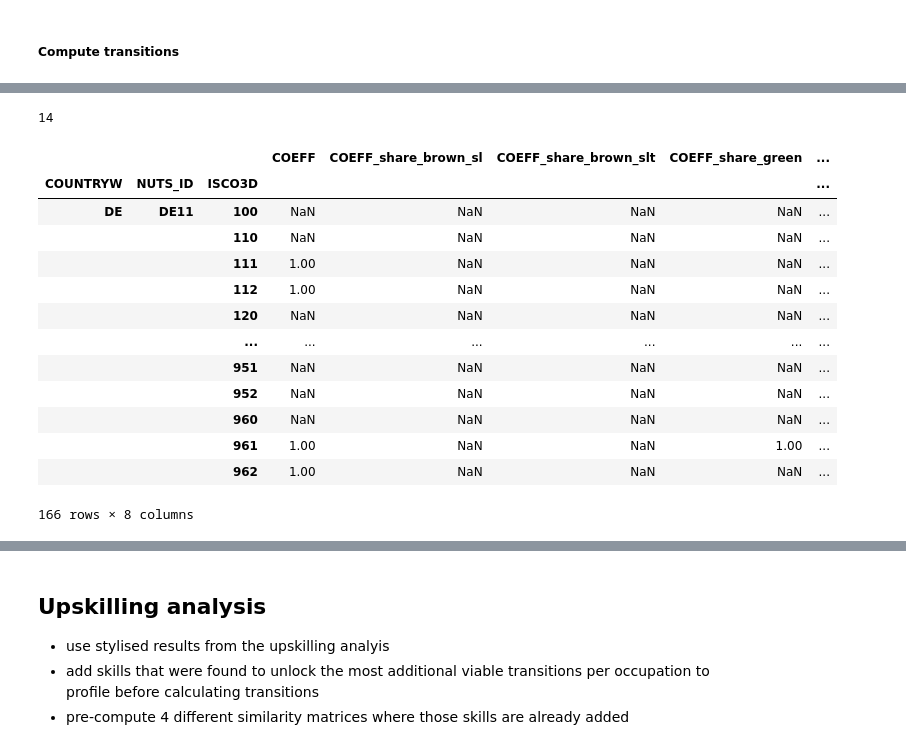
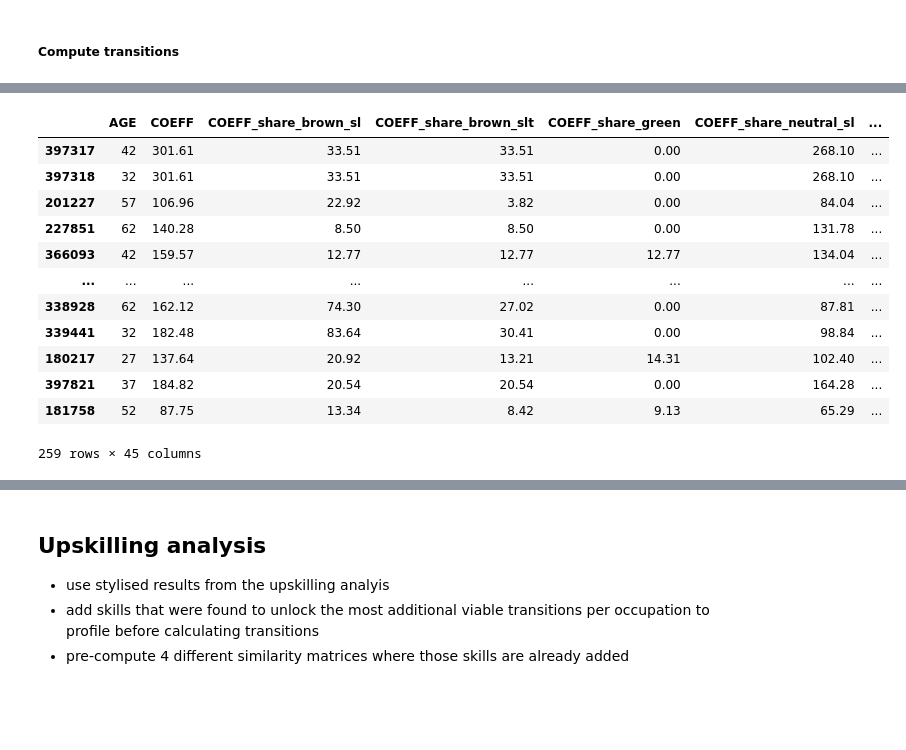
Before and after one commit to derpyninja/re4gt, a Jupyter notebook: notebooks/new/14-fz-lfs-transition-analysis-cooccurrence.ipynb, the cells around one changed output, grey strips where cells are left out. Cells and saved outputs as stored; diff of their text form; code cells hidden in the pictures; blank space fills up the shorter version.

```diff
--- a/notebooks/new/14-fz-lfs-transition-analysis-cooccurrence.ipynb
+++ b/notebooks/new/14-fz-lfs-transition-analysis-cooccurrence.ipynb
@@ -692,25 +602,0 @@ DE91
-# %%
-list(results_by_region.values())[0]
-# %% [output]
-14
-# %%
-idx = ["COUNTRYW", "NUTS_ID", "ISCO3D"]
-jobs_by_region_original = jobs_by_regions[
-    jobs_by_regions.NUTS_ID == nuts_code
-]
-jobs_by_region.set_index(idx) / jobs_by_region_original.set_index(idx)
-# %% [output]
-|  |  |  | COEFF | COEFF_share_brown_sl | COEFF_share_brown_slt | COEFF_share_green | ... |
-| COUNTRYW | NUTS_ID | ISCO3D |  |  |  |  | ... |
-| DE | DE11 | 100 | NaN | NaN | NaN | NaN | ... |
-|  |  | 110 | NaN | NaN | NaN | NaN | ... |
-|  |  | 111 | 1.00 | NaN | NaN | NaN | ... |
-|  |  | 112 | 1.00 | NaN | NaN | NaN | ... |
-|  |  | 120 | NaN | NaN | NaN | NaN | ... |
-|  |  | ... | ... | ... | ... | ... | ... |
-|  |  | 951 | NaN | NaN | NaN | NaN | ... |
-|  |  | 952 | NaN | NaN | NaN | NaN | ... |
-|  |  | 960 | NaN | NaN | NaN | NaN | ... |
-|  |  | 961 | 1.00 | NaN | NaN | 1.00 | ... |
-|  |  | 962 | 1.00 | NaN | NaN | NaN | ... |
-166 rows × 8 columns
@@ -718,0 +603,19 @@ assert 1 == 2
+# %%
+missing_idx = list(
+    set(df_transition_pool.index.values) - set(df_results_by_region.index.values)
+)
+df_transition_pool.loc[missing_idx, :]
+# %% [output]
+|  | AGE | COEFF | COEFF_share_brown_sl | COEFF_share_brown_slt | COEFF_share_green | COEFF_share_neutral_sl | ... |
+| 397317 | 42 | 301.61 | 33.51 | 33.51 | 0.00 | 268.10 | ... |
+| 397318 | 32 | 301.61 | 33.51 | 33.51 | 0.00 | 268.10 | ... |
+| 201227 | 57 | 106.96 | 22.92 | 3.82 | 0.00 | 84.04 | ... |
+| 227851 | 62 | 140.28 | 8.50 | 8.50 | 0.00 | 131.78 | ... |
+| 366093 | 42 | 159.57 | 12.77 | 12.77 | 12.77 | 134.04 | ... |
+| ... | ... | ... | ... | ... | ... | ... | ... |
+| 338928 | 62 | 162.12 | 74.30 | 27.02 | 0.00 | 87.81 | ... |
+| 339441 | 32 | 182.48 | 83.64 | 30.41 | 0.00 | 98.84 | ... |
+| 180217 | 27 | 137.64 | 20.92 | 13.21 | 14.31 | 102.40 | ... |
+| 397821 | 37 | 184.82 | 20.54 | 20.54 | 0.00 | 164.28 | ... |
+| 181758 | 52 | 87.75 | 13.34 | 8.42 | 9.13 | 65.29 | ... |
+259 rows × 45 columns
```
Also changed, not shown: parts of 25 cells of this notebook.
